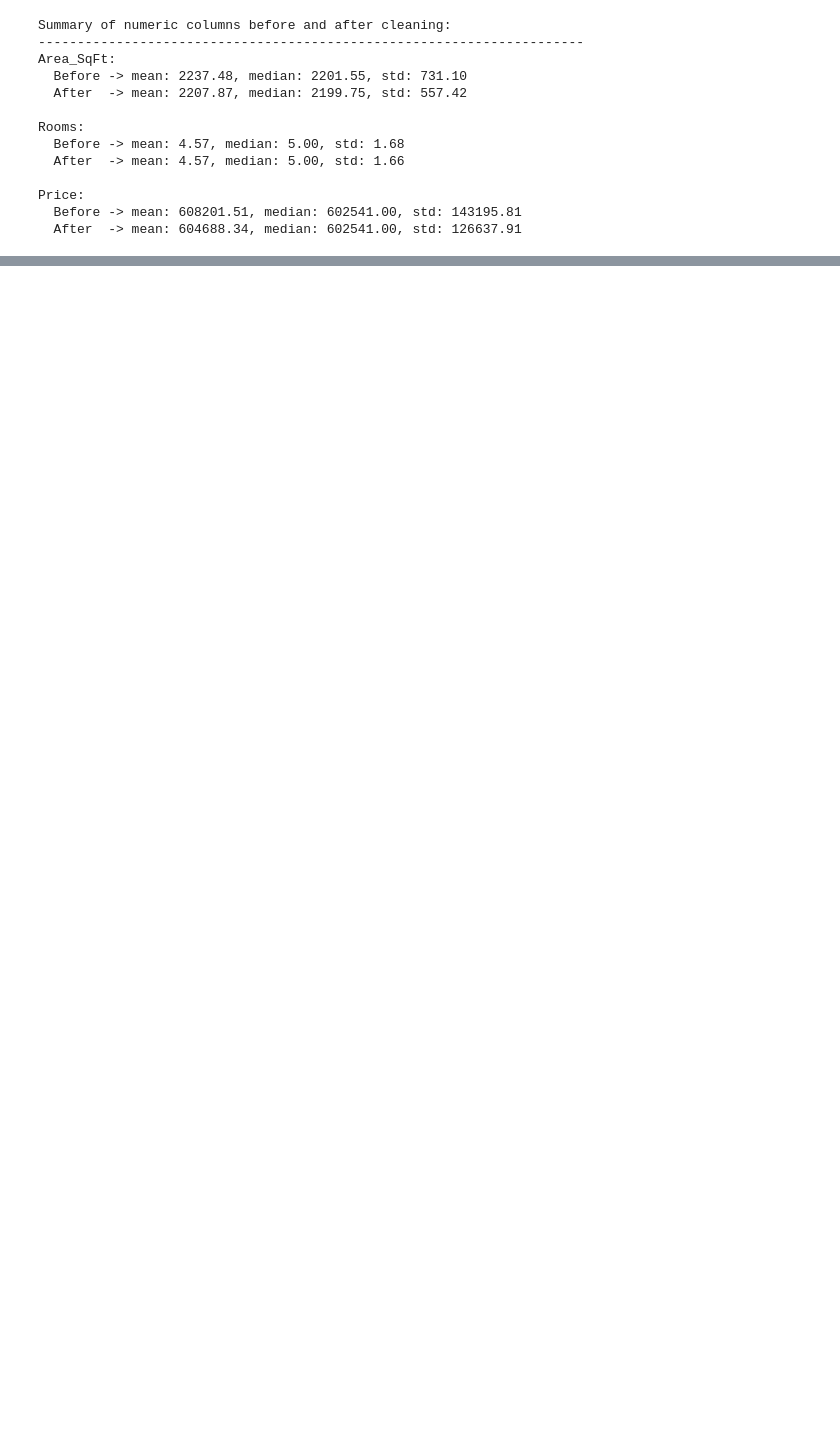
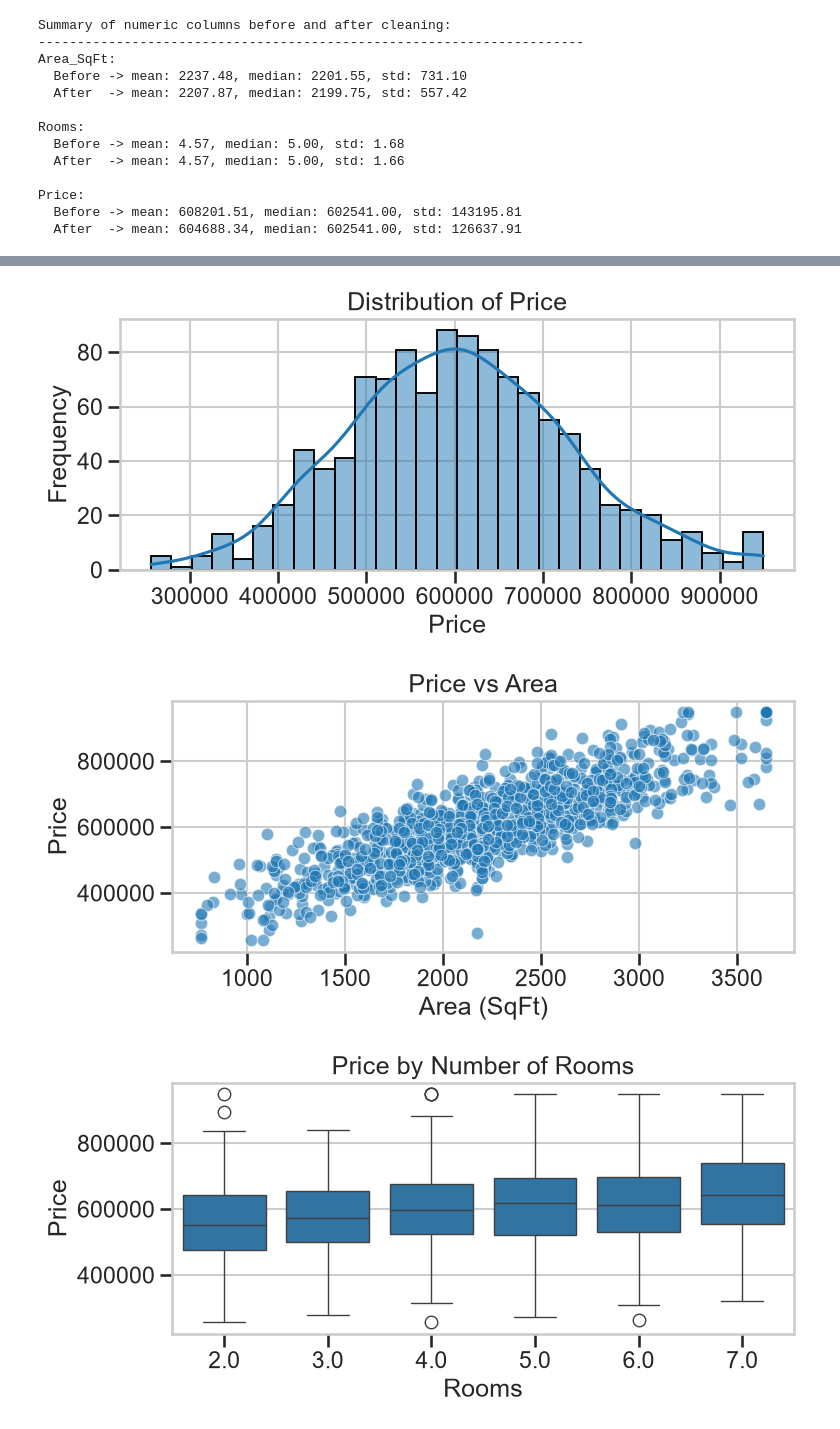
Before and after one commit to Kiletta/House_Price_Prediction, a Jupyter notebook: House_Price_Prediction.ipynb, the cells around one changed output, grey strips where cells are left out. Drawn from its saved outputs; the diff is of its cells as text; code cells hidden in the pictures; blank space fills up the shorter version.

Commit message:
Implement code changes to enhance functionality and improve data visualization

```diff
--- a/House_Price_Prediction.ipynb
+++ b/House_Price_Prediction.ipynb
@@ -334,0 +410,74 @@ print(df_clean.dtypes)
+# %%
+# Visualizations for Exploratory Data Analysis
+# These plots help you inspect the distribution of key variables and their relationship to price.
+
+import matplotlib.pyplot as plt
+import seaborn as sns
+
+# Set a cleaner visual style
+plt.style.use('seaborn-v0_8-whitegrid')
+sns.set_context("talk")
+
+# 1) Distribution of the target variable if it exists
+if 'Price' in df_clean.columns:
+    plt.figure(figsize=(8, 4))
+    sns.histplot(df_clean['Price'], kde=True, bins=30)
+    plt.title('Distribution of Price')
+    plt.xlabel('Price')
+    plt.ylabel('Frequency')
+    plt.tight_layout()
+    plt.show()
+
+# 2) Relationship between Price and Area_SqFt
+if 'Price' in df_clean.columns and 'Area_SqFt' in df_clean.columns:
+    plt.figure(figsize=(8, 4))
+    sns.scatterplot(data=df_clean, x='Area_SqFt', y='Price', alpha=0.6)
+    plt.title('Price vs Area')
+    plt.xlabel('Area (SqFt)')
+    plt.ylabel('Price')
+    plt.tight_layout()
+    plt.show()
+
+# 3) Relationship between Price and Rooms
+if 'Price' in df_clean.columns and 'Rooms' in df_clean.columns:
+    plt.figure(figsize=(8, 4))
+    sns.boxplot(data=df_clean, x='Rooms', y='Price')
+    plt.title('Price by Number of Rooms')
+    plt.xlabel('Rooms')
+    plt.ylabel('Price')
+    plt.tight_layout()
+    plt.show()
+
+# 4) Categorical plot for Furnishing if available
+if 'Price' in df_clean.columns and 'Furnishing' in df_clean.columns:
+    plt.figure(figsize=(8, 4))
+    sns.boxplot(data=df_clean, x='Furnishing', y='Price')
+    plt.title('Price by Furnishing Type')
+    plt.xlabel('Furnishing')
+    plt.ylabel('Price')
+    plt.tight_layout()
+    plt.show()
+
+# 5) Categorical plot for Property_Type if available
+if 'Price' in df_clean.columns and 'Property_Type' in df_clean.columns:
+    plt.figure(figsize=(8, 4))
+    sns.boxplot(data=df_clean, x='Property_Type', y='Price')
+    plt.title('Price by Property Type')
+    plt.xlabel('Property Type')
+    plt.ylabel('Price')
+    plt.tight_layout()
+    plt.show()
+
+# 6) Correlation heatmap for numeric columns
+numeric_cols = df_clean.select_dtypes(include=[np.number]).columns
+if len(numeric_cols) > 1:
+    plt.figure(figsize=(10, 6))
+    corr_matrix = df_clean[numeric_cols].corr()
+    sns.heatmap(corr_matrix, annot=False, cmap='coolwarm', linewidths=0.5)
+    plt.title('Correlation Heatmap')
+    plt.tight_layout()
+    plt.show()
+# %% [output]
+[figure, added]
+[figure, added]
+[figure, added]
```
Also changed, not shown: parts of 6 cells of this notebook.
